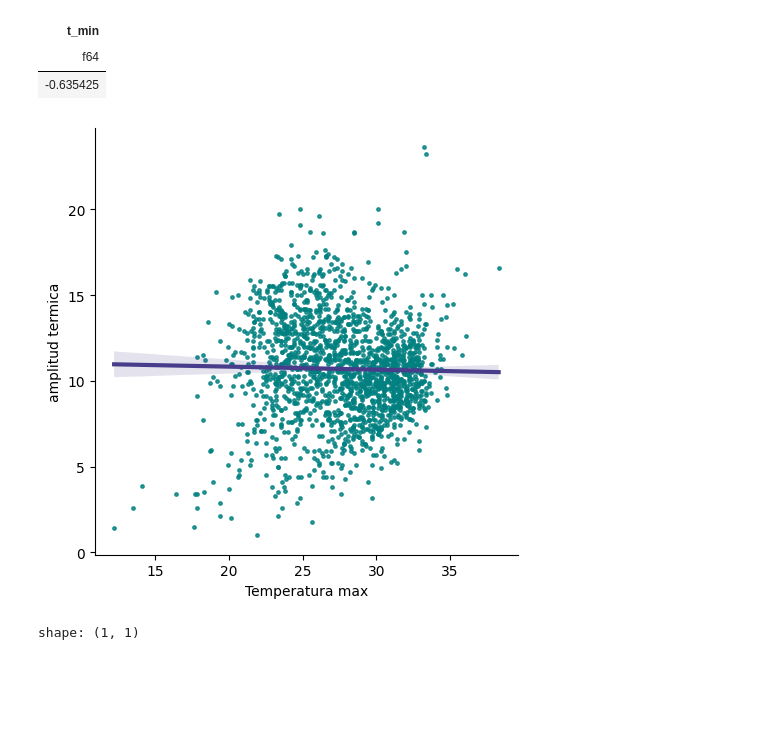
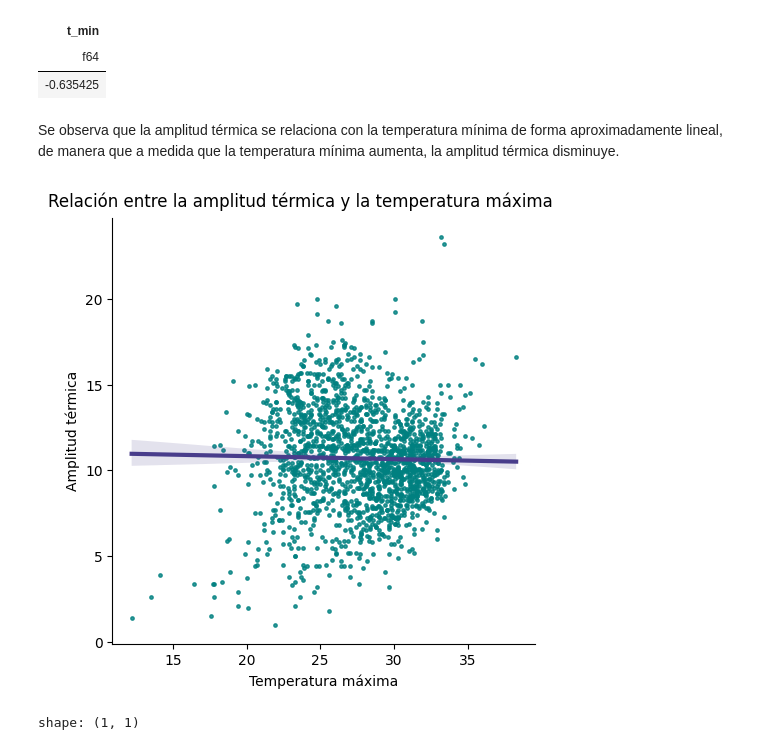
Before and after one commit to luciacordoba14/TP1-Python, a Jupyter notebook: Codigo.ipynb, the cells around one changed output. Cells and saved outputs as stored; diff of their text form; code cells hidden in the pictures; blank space fills up the shorter version.

```diff
--- a/Codigo.ipynb
+++ b/Codigo.ipynb
@@ -330,15 +354,26 @@ shape: (1, 1)
 | t_min |
 | f64 |
 | -0.635425 |
+# %% [markdown]
+Se observa que la amplitud térmica se relaciona con la temperatura mínima de forma aproximadamente lineal, de manera que a medida que la temperatura mínima aumenta, la amplitud térmica disminuye.
 # %%
-g = sns.lmplot(data = datos, x = "t_max", y = "amplitud_termica",
-    scatter_kws={"s": 6, "color": "teal"},
-    line_kws={"color": "darkslateblue", "linewidth": 3}
+g = sns.lmplot(
+    data = datos,
+    x = "t_max",
+    y = "amplitud_termica",
+    scatter_kws = {"s": 6, "color": "teal"},
+    line_kws = {"color": "darkslateblue", "linewidth": 3}
 )
-g.set_xlabels("Temperatura max")
-g.set_ylabels("amplitud termica");
+
+g.set_xlabels("Temperatura máxima")
+g.set_ylabels("Amplitud térmica")
+
+g.fig.suptitle(
+    "Relación entre la amplitud térmica y la temperatura máxima",
+    y = 1.02
+);
 # %% [output]
-[figure, old version]
+[figure, new version]
 # %%
 datos.select(
     pl.corr("amplitud_termica", "t_max")
```
Also changed, not shown: parts of 53 cells of this notebook.
